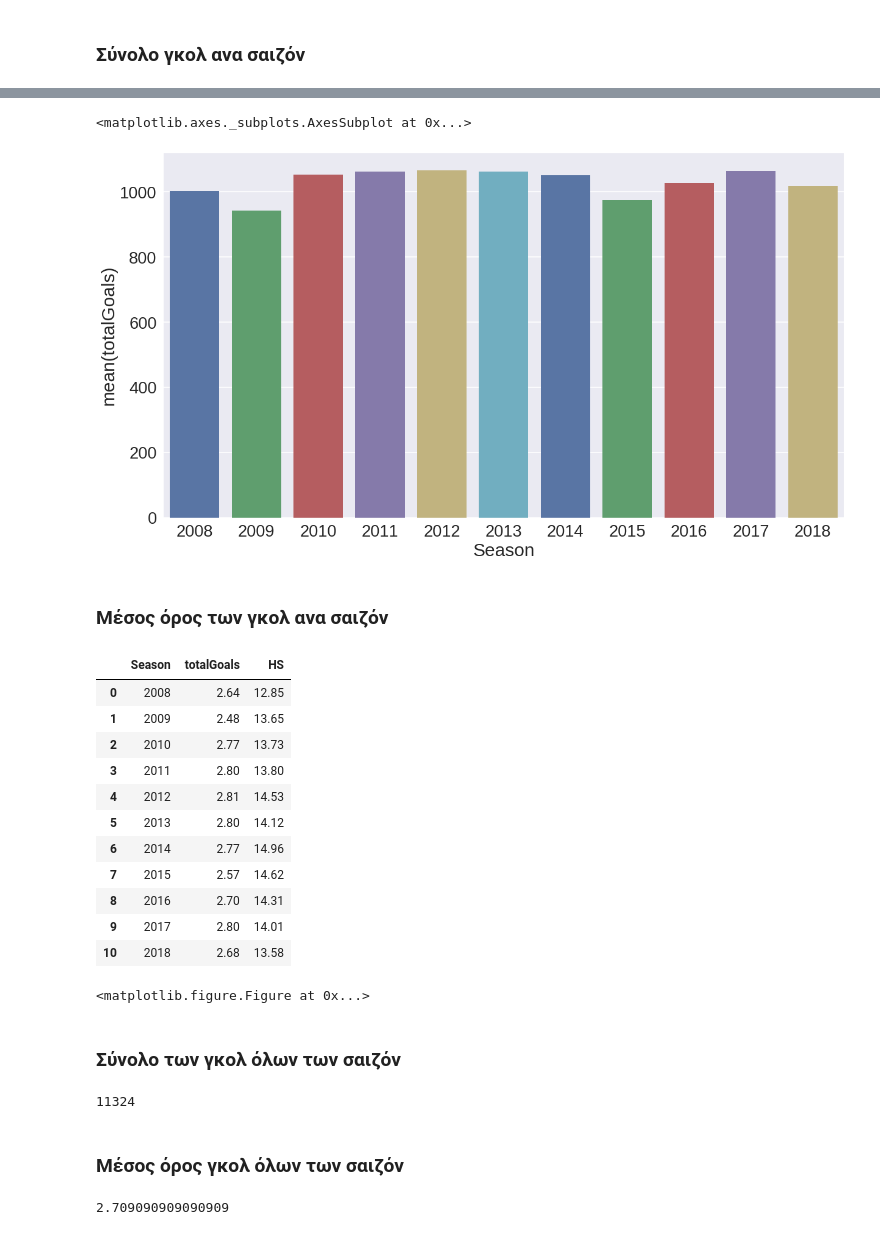
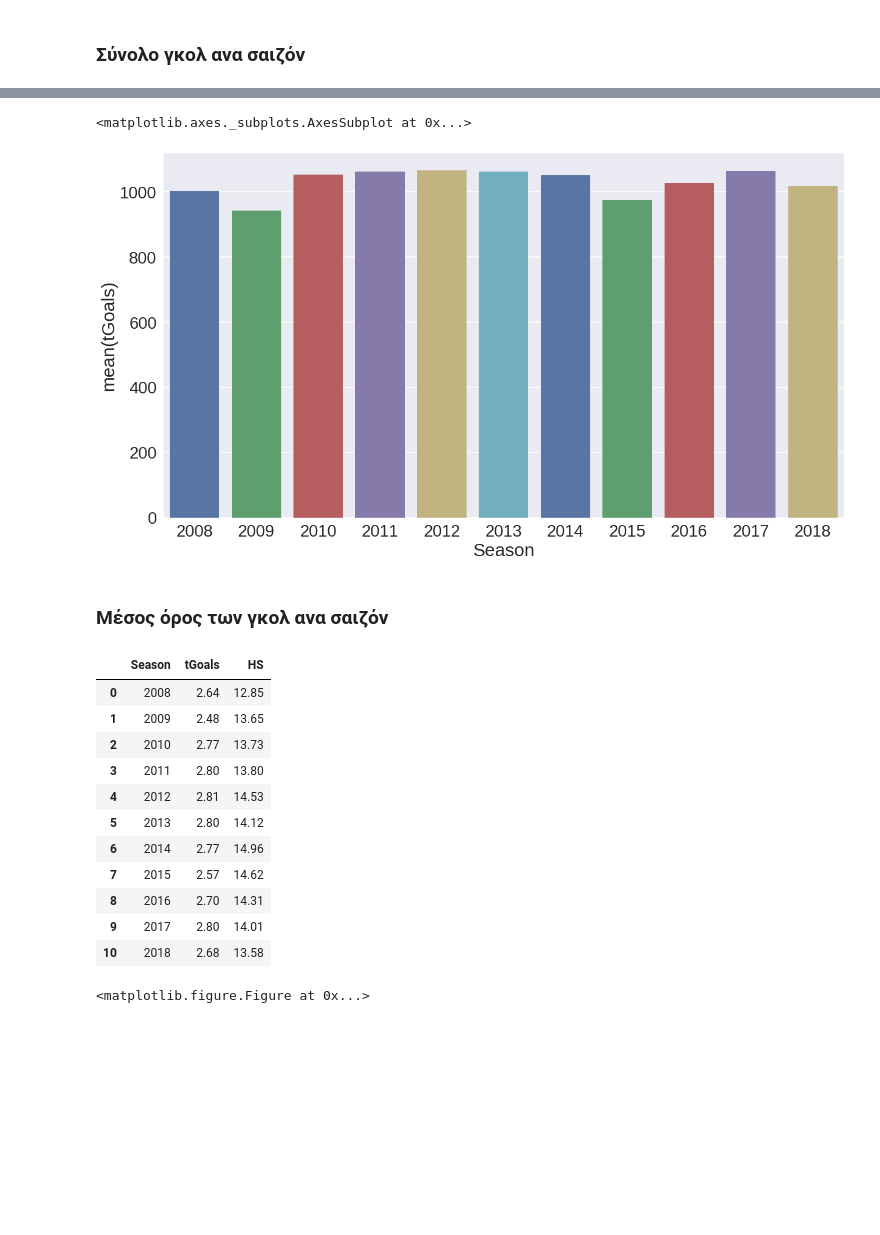
Before and after one commit to stefanosarta/premier-league, a Jupyter notebook: pl.ipynb, the cells around one changed output, grey strips where cells are left out. Saved outputs shown, nothing was run; the diff lists cells and outputs as text; code cells hidden in the pictures; blank space fills up the shorter version.

```diff
--- a/pl.ipynb
+++ b/pl.ipynb
@@ -155,0 +98,8 @@ Name: Season, dtype: int64
+# %%
+# Assign 'Jan','Feb' etc for each one.
+dmap = {1:'Jan',2:'Feb',3:'Mar',4:'Apr',5:'May',6:'Jun',7:'Jul',8:'Aug',9:'Sep',10:'Oct',11:'Nov',12:'Dec'}
+df['Month'] = df['Month'].map(dmap)
+# %%
+# Same for Days.
+dmap = {0:'Mon',1:'Tue',2:'Wed',3:'Thu',4:'Fri',5:'Sat',6:'Sun'}
+df['Day'] = df['Day'].map(dmap)
@@ -155,0 +195,8 @@ Name: Season, dtype: int64
+# %%
+##### Total number of goals per season
+
+#df.groupby('Season').sum().reset_index()
+#df2 = df.groupby('Season').sum().reset_index()
+df2 = df.groupby(['Season'])[["tGoals"]].sum().reset_index()
+#df2.sort_values('totalGoals', ascending=False)
+df2
@@ -156,8 +216,2 @@ Name: Season, dtype: int64
 # %% [markdown]
 ### Σύνολο γκολ ανα σαιζόν
-# %%
-#df.groupby('Season').sum().reset_index()
-#df2 = df.groupby('Season').sum().reset_index()
-df2 = df.groupby(['Season'])[["totalGoals"]].sum().reset_index()
-#df2.sort_values('totalGoals', ascending=False)
-df2
@@ -177,20 +218,22 @@ df2
 # %%
 plt.figure(figsize=(20,11))
 sns.set_context('poster',font_scale=1.7)
-sns.barplot(x='Season', y='totalGoals', data=df2, palette="deep")
+sns.barplot(x='Season', y='tGoals', data=df2, palette="deep")
 # %% [output]
 <matplotlib.axes._subplots.AxesSubplot at 0x...>
-[figure, old version]
+[figure, new version]
 # %% [markdown]
 ### Μέσος όρος των γκολ ανα σαιζόν
 # %%
+######## Average number of goals per season
+
 # ΠΕΡΙΛΑΜΒΑΝΕΤΑΙ ΤΑΞΙΝΟΜΗΣΗ ΤΟΥ ΑΠΟΤΕΛΕΣΜΑΤΟΣ. ΣΤΗΝ ΚΟΡΥΦΗ ΒΡΙΣΚΕΤΑΙ Η ΣΑΙΖΟΝ ΠΟΥ ΕΙΧΕ ΤΟΝ ΜΕΓΑΛΥΤΕΡΟ ΜΕΣΟ ΟΡΟ ΓΚΟΛ.
 # ΣΤΗ ΣΥΓΚΕΚΡΙΜΕΝΗ ΠΕΡΙΠΤΩΣΗ Η ΣΑΙΖΟΝ 2011-12 ΕΙΧΕ ΤΟΝ ΜΕΓΑΛΥΤΕΡΟ ΜΕΣΟ ΟΡΟ ΓΚΟΛ ΜΕ 2,81 ΓΚΟΛ ΑΝΑ ΑΓΩΝΑ
-df3 = df.groupby(['Season'])[["totalGoals","HS"]].mean().reset_index()
+df3 = df.groupby(['Season'])[["tGoals","HS"]].mean().reset_index()
 #df3.sort_values('totalGoals', ascending=False)
 df3
 # %% [output]
-|  | Season | totalGoals | HS |
+|  | Season | tGoals | HS |
 | 0 | 2008 | 2.64 | 12.85 |
 | 1 | 2009 | 2.48 | 13.65 |
 | 2 | 2010 | 2.77 | 13.73 |
@@ -208,15 +251,3 @@ sns.set_context('poster',font_scale=1.7)
 #sns.barplot(x='Season', y='totalGoals', data=df3, palette="colorblind")
 # %% [output]
 <matplotlib.figure.Figure at 0x...>
-# %% [markdown]
-### Σύνολο των γκολ όλων των σαιζόν
-# %%
-df['totalGoals'].sum()
-# %% [output]
-11324
-# %% [markdown]
-### Μέσος όρος γκολ όλων των σαιζόν
-# %%
-df['totalGoals'].mean()
-# %% [output]
-2.709090909090909
```
Also changed, not shown: parts of 77 cells of this notebook.
